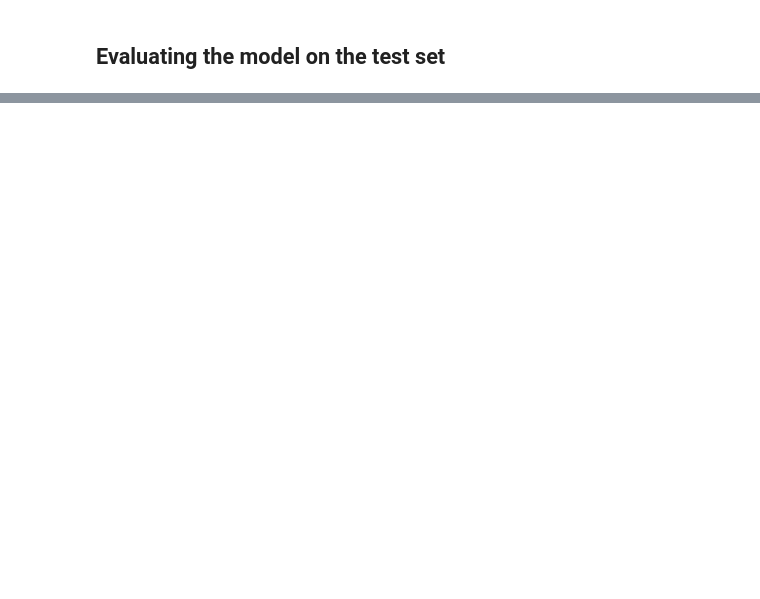
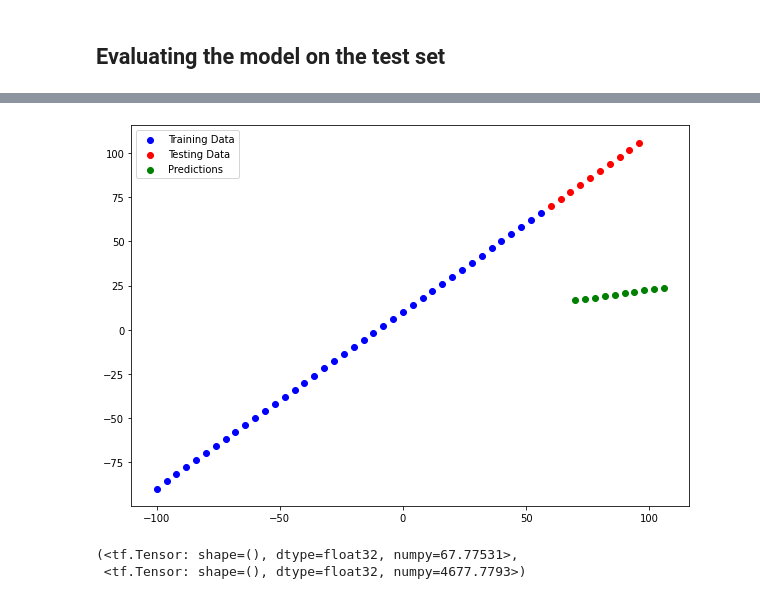
Before and after one commit to ShyamSundhar1411/My-ML-Notebooks, a Jupyter notebook: Regressions/Neural_Network_Regression.ipynb, the cells around one changed output, grey strips where cells are left out. Drawn from its saved outputs; the diff is of its cells as text; code cells hidden in the pictures; blank space fills up the shorter version.

```diff
--- a/Regressions/Neural_Network_Regression.ipynb
+++ b/Regressions/Neural_Network_Regression.ipynb
@@ -373,0 +519,8 @@ model.evaluate(x_test,y_test)
+# %%
+model_3 = tf.keras.Sequential([
+    tf.keras.layers.Dense(10,input_shape = (1,)),
+    tf.keras.layers.Dense(1)
+])
+model_3.compile(metrics = ['mae'],optimizer = tf.keras.optimizers.SGD(),loss = 'mae')
+# %%
+model_3.fit(x_train,y_train,epochs = 500)
@@ -373,0 +546,2 @@ model.evaluate(x_test,y_test)
+# %%
+y_preds_3 = model_3.predict(x_test)
@@ -373,0 +550,11 @@ model.evaluate(x_test,y_test)
+# %%
+plot_predictions(y_preds_3)
+# %% [output]
+[figure, added]
+# %%
+mae_3 = mae(y_test,tf.squeeze(y_preds_3))
+mse_3 = mse(y_test,tf.squeeze(y_preds_3))
+mae_3,mse_3
+# %% [output]
+(<tf.Tensor: shape=(), dtype=float32, numpy=67.77531>,
+ <tf.Tensor: shape=(), dtype=float32, numpy=4677.7793>)
```
Also changed, not shown: parts of 36 cells of this notebook.
